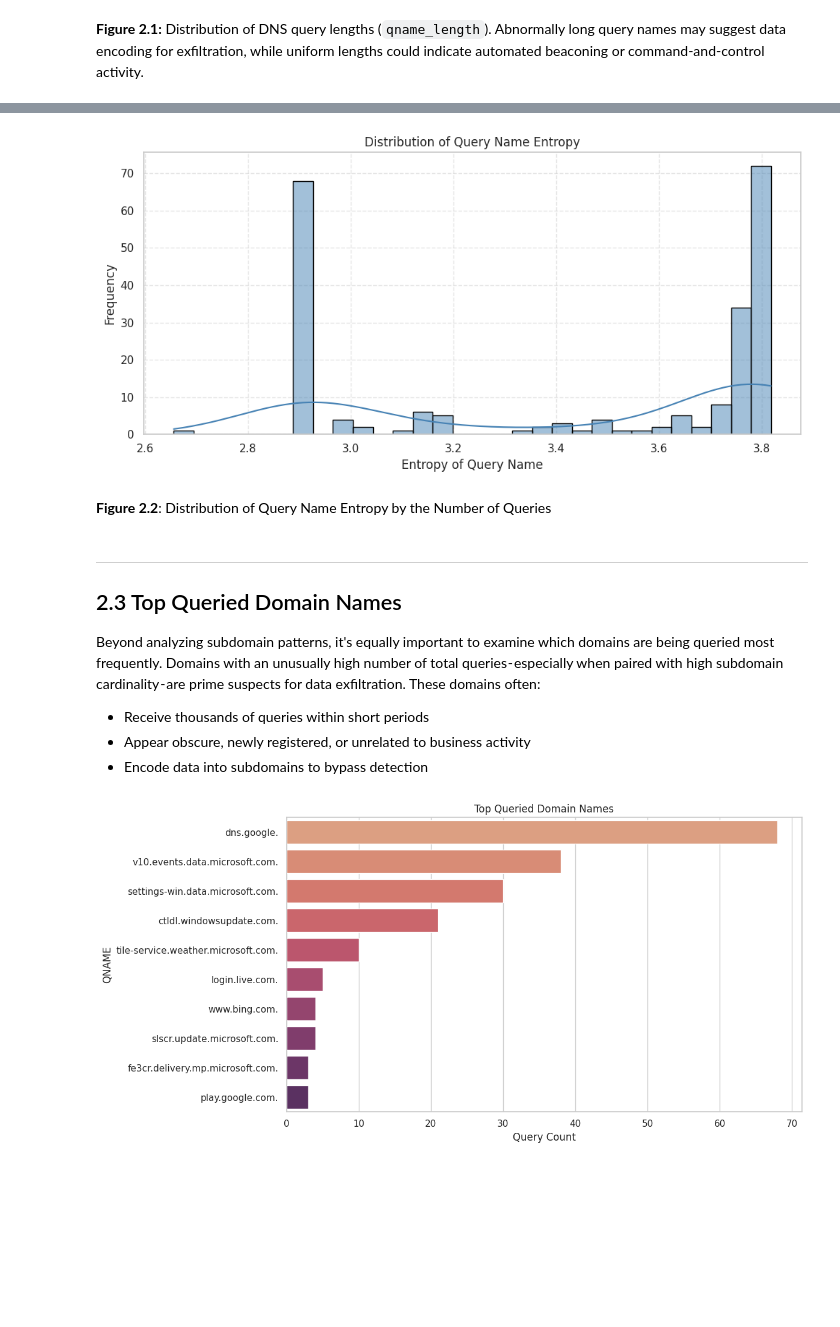
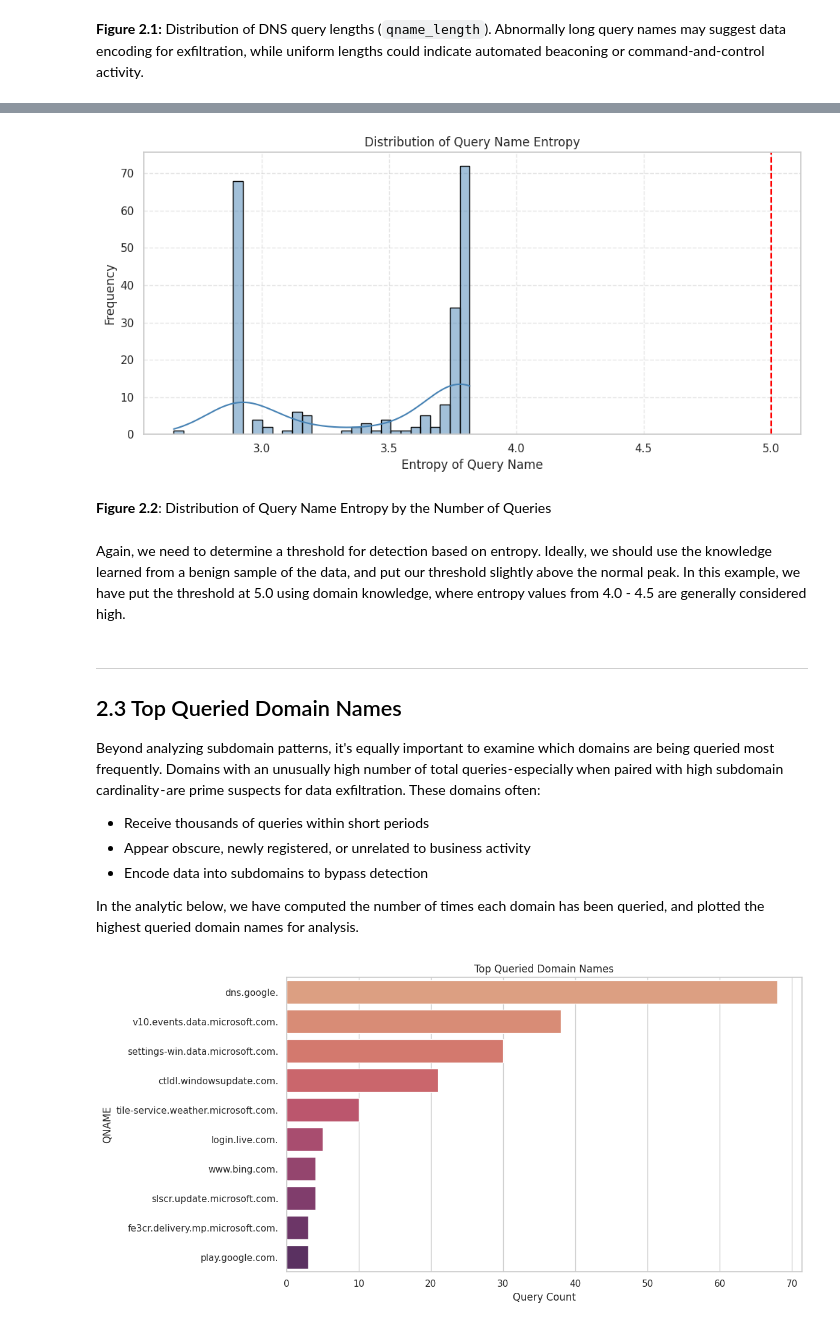
Before and after one commit to hmaosa/dns-exfiltration-detection, a Jupyter notebook: Notebooks/dns_exfiltration_detection.ipynb, the cells around one changed output, grey strips where cells are left out. Cells and saved outputs as stored; diff of their text form; code cells hidden in the pictures; blank space fills up the shorter version.

Commit message:
Added more descriptions to the analytics

```diff
--- a/Notebooks/dns_exfiltration_detection.ipynb
+++ b/Notebooks/dns_exfiltration_detection.ipynb
@@ -117,17 +133,19 @@ All of these result in higher entropy than benign queries. This analysis has to
 # %%
 plt.figure(figsize=(10, 5))
 sns.histplot(questions_df['qname_entropy'], bins=30, kde=True, color="steelblue", edgecolor="black")
-
+plt.axvline(5.0, color='red', linestyle='dashed', label='Entropy Threshold = 5.0')
 plt.title("Distribution of Query Name Entropy")
 plt.xlabel("Entropy of Query Name")
 plt.ylabel("Frequency")
 plt.grid(True, linestyle='--', alpha=0.5)
 plt.tight_layout()
 plt.show()
 # %% [output]
-[figure, old version]
+[figure, new version]
 # %% [markdown]
 **Figure 2.2**: Distribution of Query Name Entropy by the Number of Queries
+# %% [markdown]
+Again, we need to determine a threshold for detection based on entropy. Ideally, we should use the knowledge learned from a benign sample of the data, and put our threshold slightly above the normal peak. In this example, we have put the threshold at 5.0 using domain knowledge, where entropy values from 4.0 - 4.5 are generally considered high.
 # %% [markdown]
 ---
 ## 2.3 Top Queried Domain Names
@@ -137,6 +155,8 @@ These domains often:
 - Receive thousands of queries within short periods
 - Appear obscure, newly registered, or unrelated to business activity
 - Encode data into subdomains to bypass detection
+
+In the analytic below, we have computed the number of times each domain has been queried, and plotted the highest queried domain names for analysis.
 # %%
 # Show top qnames
 top_qnames = questions_df['qname'].value_counts().head(10)
```
Also changed, not shown: parts of 7 cells of this notebook.
